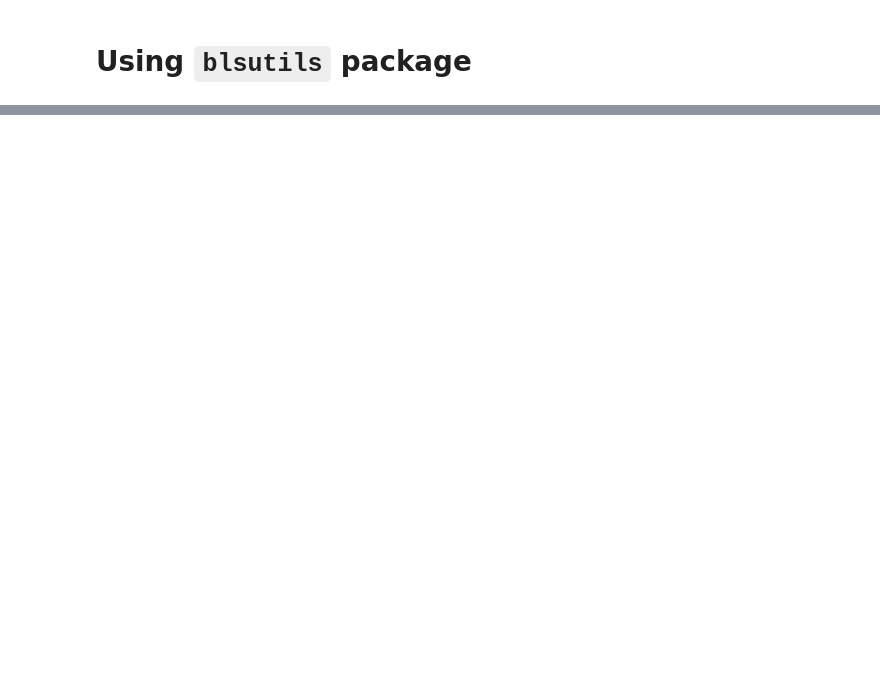
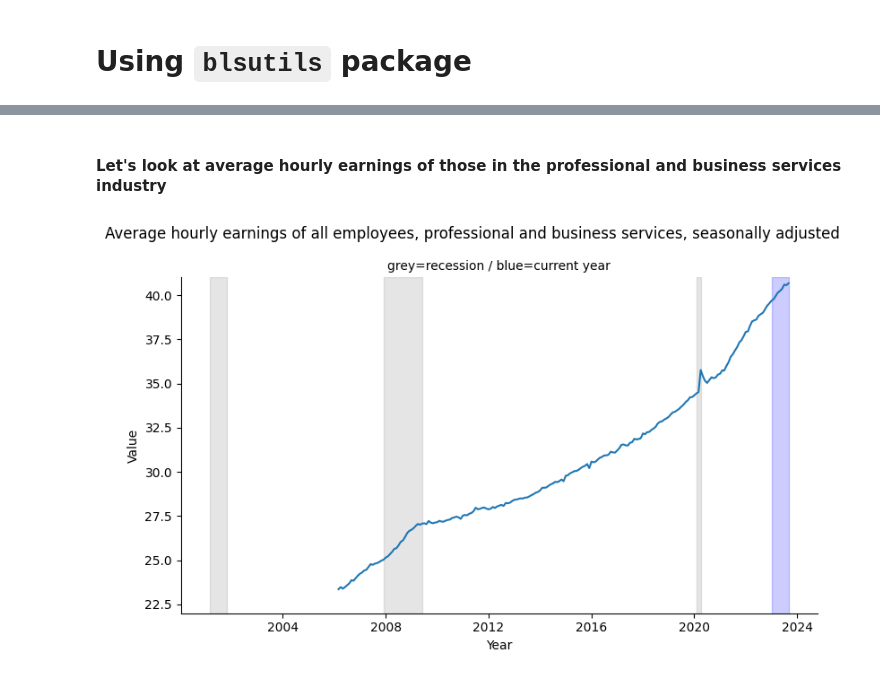
Before and after one commit to pybokeh/data-sets, a Jupyter notebook: bls/Using_blsutils.ipynb, the cells around one changed output, grey strips where cells are left out. Drawn from its saved outputs; the diff is of its cells as text; code cells hidden in the pictures; blank space fills up the shorter version.

```diff
--- a/bls/Using_blsutils.ipynb
+++ b/bls/Using_blsutils.ipynb
@@ -35,0 +40,10 @@ It does appear that hiring has slowed down during summer of 2023 and has slowly
+# %% [markdown]
+#### Let's look at average hourly earnings of those in the professional and business services industry
+# %%
+plot_bls_series_id(
+    series_id='CES6000000003',
+    series_descr='Average hourly earnings of all employees, professional and business services, seasonally adjusted',
+    bls_key=bls_key
+)
+# %% [output]
+[figure, added]
```
Also changed, not shown: parts of 15 cells of this notebook, 5 other files.
